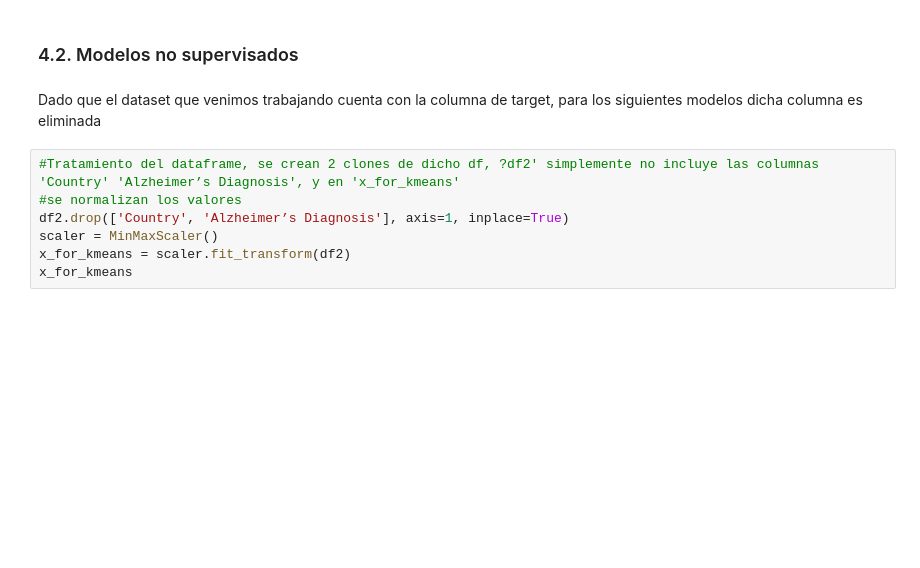
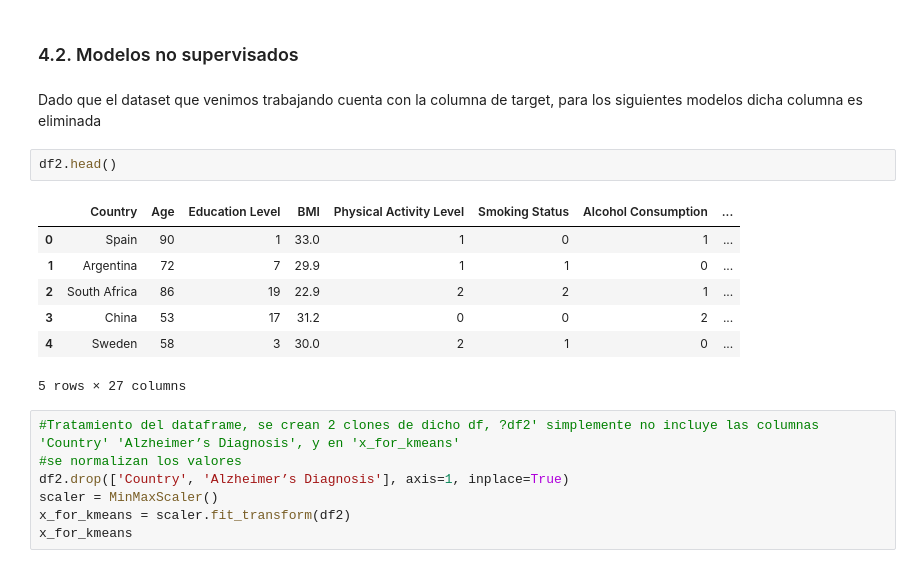
Before and after one commit to JosueRodriguezSams/RememberUs-Recuerdanos-, a Jupyter notebook: Analisis_predictivo_del_alzheimer.ipynb, the cells around one changed output. Drawn from its saved outputs; the diff is of its cells as text; blank space fills up the shorter version.

```diff
--- a/Analisis_predictivo_del_alzheimer.ipynb
+++ b/Analisis_predictivo_del_alzheimer.ipynb
@@ -376,6 +459,16 @@ Passing `palette` without assigning `hue` is deprecated and will be removed in v
 ### 4.2. Modelos no supervisados
 # %% [markdown]
 Dado que el dataset que venimos trabajando cuenta con la columna de target, para los siguientes modelos dicha columna es eliminada
+# %%
+df2.head()
+# %% [output]
+|  | Country | Age | Education Level | BMI | Physical Activity Level | Smoking Status | Alcohol Consumption | ... |
+| 0 | Spain | 90 | 1 | 33.0 | 1 | 0 | 1 | ... |
+| 1 | Argentina | 72 | 7 | 29.9 | 1 | 1 | 0 | ... |
+| 2 | South Africa | 86 | 19 | 22.9 | 2 | 2 | 1 | ... |
+| 3 | China | 53 | 17 | 31.2 | 0 | 0 | 2 | ... |
+| 4 | Sweden | 58 | 3 | 30.0 | 2 | 1 | 0 | ... |
+5 rows × 27 columns
 # %%
 #Tratamiento del dataframe, se crean 2 clones de dicho df, ?df2' simplemente no incluye las columnas 'Country' 'Alzheimer’s Diagnosis', y en 'x_for_kmeans'
 #se normalizan los valores
```
Also changed, not shown: parts of 7 cells of this notebook.
